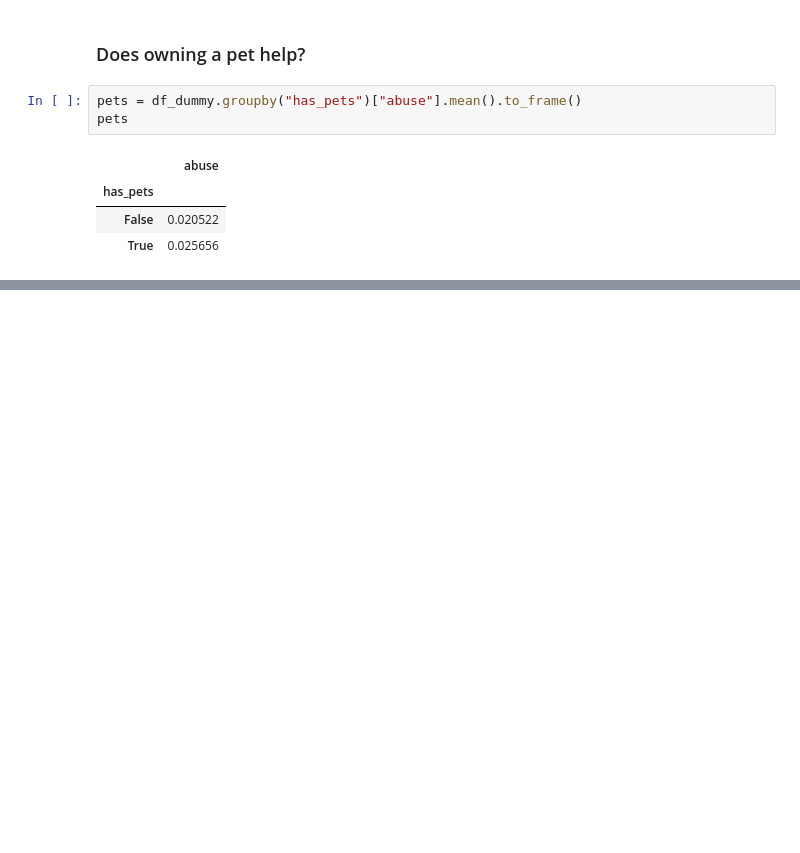
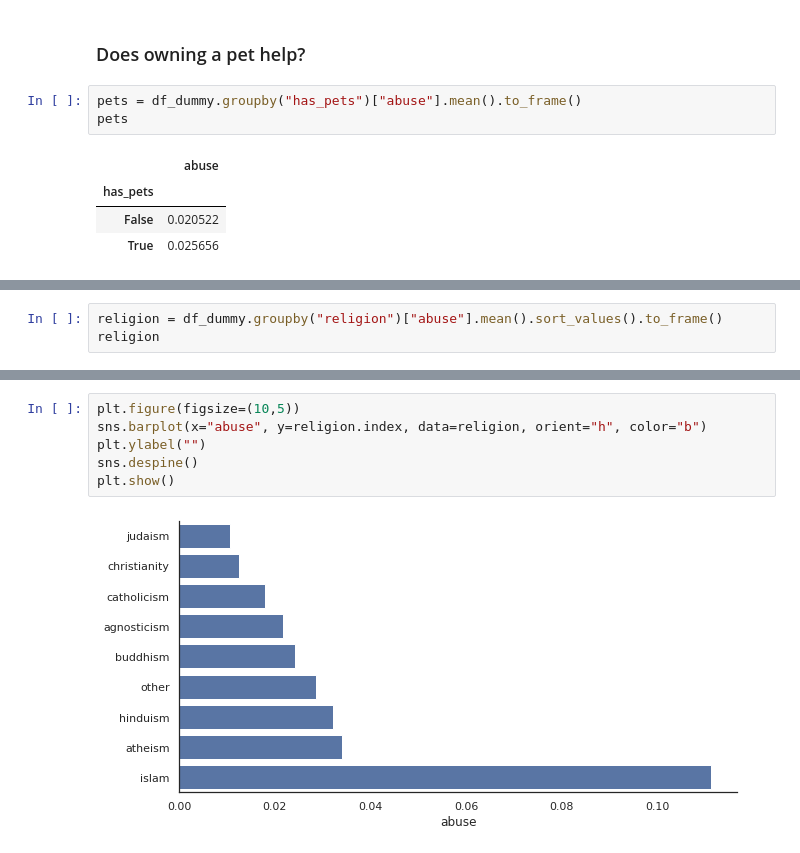
Before and after one commit to brunoarine/substance-problem-study, a Jupyter notebook: notebooks/project.ipynb, the cells around one changed output, grey strips where cells are left out. Saved outputs shown, nothing was run; the diff lists cells and outputs as text; blank space fills up the shorter version.

Commit message:
feat: Calculate substance abuse among religions

```diff
--- a/notebooks/project.ipynb
+++ b/notebooks/project.ipynb
@@ -191,0 +164,3 @@ pets
+# %%
+religion = df_dummy.groupby("religion")["abuse"].mean().sort_values().to_frame()
+religion
@@ -191,0 +179,8 @@ pets
+# %%
+plt.figure(figsize=(10,5))
+sns.barplot(x="abuse", y=religion.index, data=religion, orient="h", color="b")
+plt.ylabel("")
+sns.despine()
+plt.show()
+# %% [output]
+[figure, added]
```
Also changed, not shown: parts of 6 cells of this notebook.
